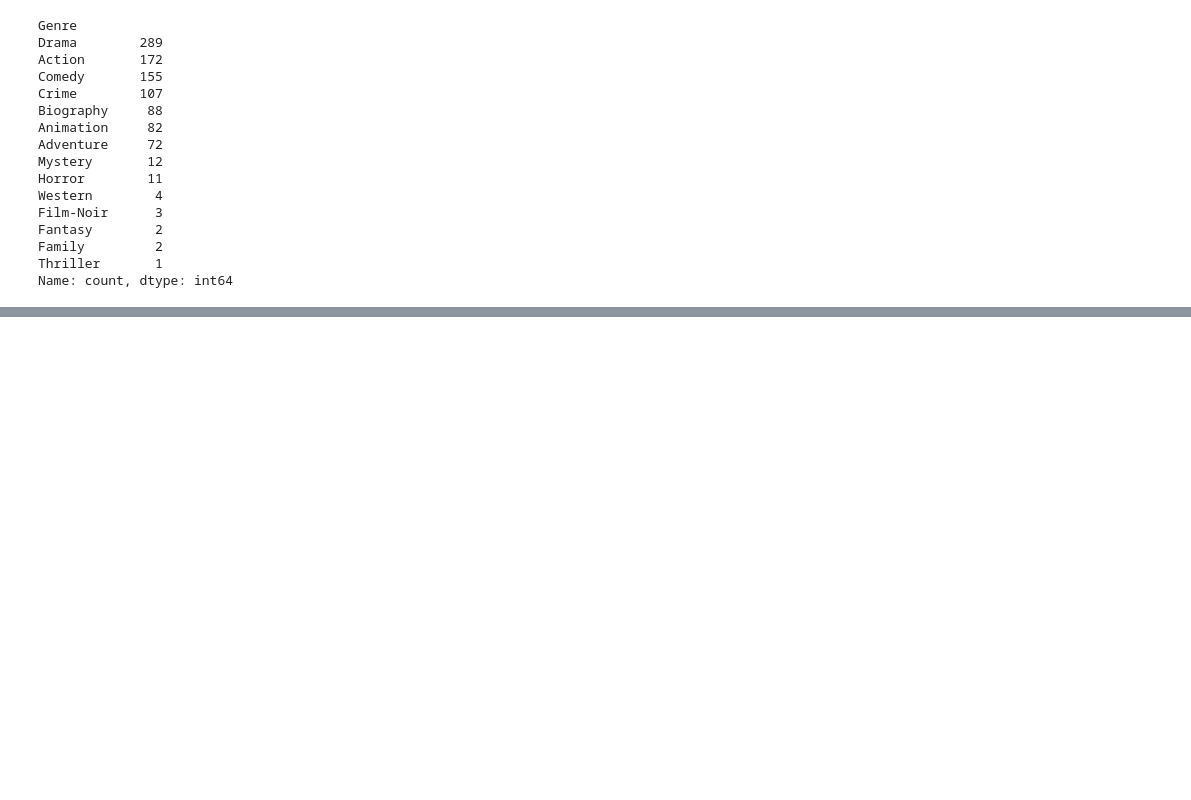
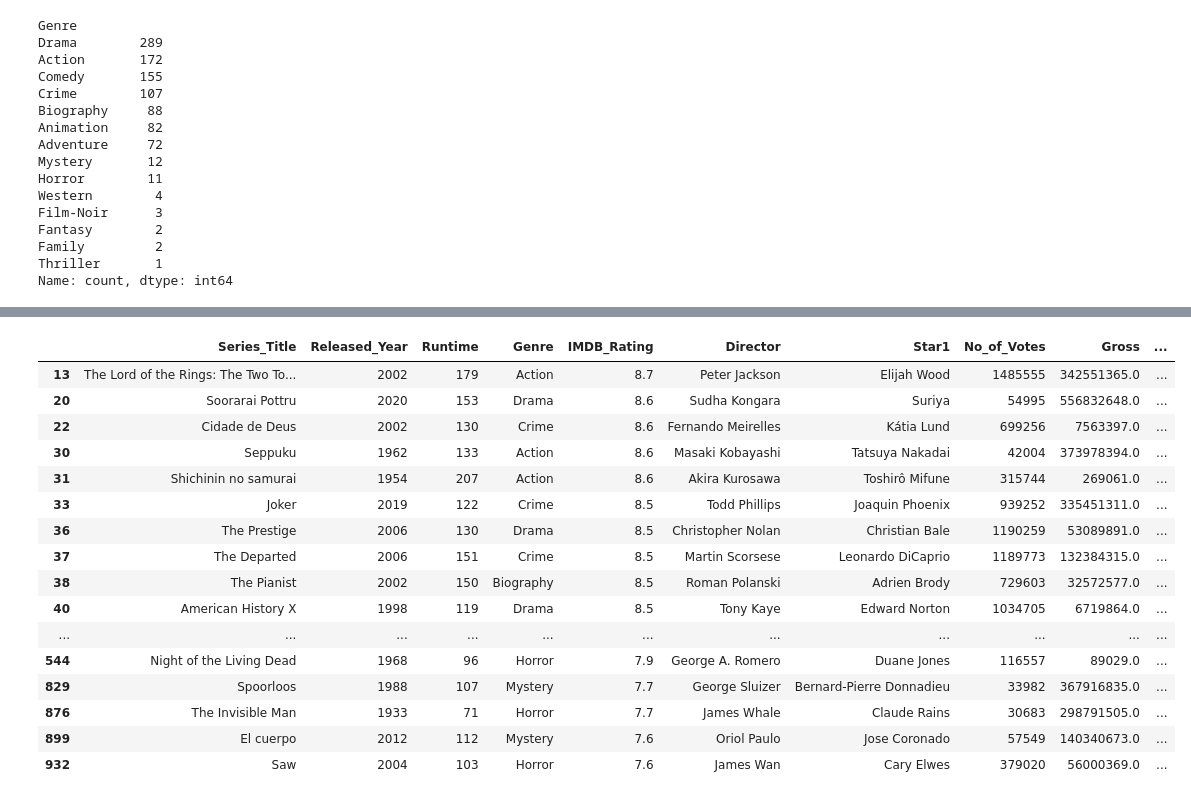
Before and after one commit to Abhishek6706/Fundamentals, a Jupyter notebook: pandas/DataFrame/group_by.ipynb, the cells around one changed output, grey strips where cells are left out. Drawn from its saved outputs; the diff is of its cells as text; code cells hidden in the pictures; blank space fills up the shorter version.

```diff
--- a/pandas/DataFrame/group_by.ipynb
+++ b/pandas/DataFrame/group_by.ipynb
@@ -431,0 +547,20 @@ Name: count, dtype: int64
+# %%
+grouped_data.nth([4,8,9]) # extract 5th, 9th and 10th row of each group formed
+# %% [output]
+|  | Series_Title | Released_Year | Runtime | Genre | IMDB_Rating | Director | Star1 | No_of_Votes | Gross | ... |
+| 13 | The Lord of the Rings: The Two To... | 2002 | 179 | Action | 8.7 | Peter Jackson | Elijah Wood | 1485555 | 342551365.0 | ... |
+| 20 | Soorarai Pottru | 2020 | 153 | Drama | 8.6 | Sudha Kongara | Suriya | 54995 | 556832648.0 | ... |
+| 22 | Cidade de Deus | 2002 | 130 | Crime | 8.6 | Fernando Meirelles | Kátia Lund | 699256 | 7563397.0 | ... |
+| 30 | Seppuku | 1962 | 133 | Action | 8.6 | Masaki Kobayashi | Tatsuya Nakadai | 42004 | 373978394.0 | ... |
+| 31 | Shichinin no samurai | 1954 | 207 | Action | 8.6 | Akira Kurosawa | Toshirô Mifune | 315744 | 269061.0 | ... |
+| 33 | Joker | 2019 | 122 | Crime | 8.5 | Todd Phillips | Joaquin Phoenix | 939252 | 335451311.0 | ... |
+| 36 | The Prestige | 2006 | 130 | Drama | 8.5 | Christopher Nolan | Christian Bale | 1190259 | 53089891.0 | ... |
+| 37 | The Departed | 2006 | 151 | Crime | 8.5 | Martin Scorsese | Leonardo DiCaprio | 1189773 | 132384315.0 | ... |
+| 38 | The Pianist | 2002 | 150 | Biography | 8.5 | Roman Polanski | Adrien Brody | 729603 | 32572577.0 | ... |
+| 40 | American History X | 1998 | 119 | Drama | 8.5 | Tony Kaye | Edward Norton | 1034705 | 6719864.0 | ... |
+| ... | ... | ... | ... | ... | ... | ... | ... | ... | ... | ... |
+| 544 | Night of the Living Dead | 1968 | 96 | Horror | 7.9 | George A. Romero | Duane Jones | 116557 | 89029.0 | ... |
+| 829 | Spoorloos | 1988 | 107 | Mystery | 7.7 | George Sluizer | Bernard-Pierre Donnadieu | 33982 | 367916835.0 | ... |
+| 876 | The Invisible Man | 1933 | 71 | Horror | 7.7 | James Whale | Claude Rains | 30683 | 298791505.0 | ... |
+| 899 | El cuerpo | 2012 | 112 | Mystery | 7.6 | Oriol Paulo | Jose Coronado | 57549 | 140340673.0 | ... |
+| 932 | Saw | 2004 | 103 | Horror | 7.6 | James Wan | Cary Elwes | 379020 | 56000369.0 | ... |
```
Also changed, not shown: parts of 33 cells of this notebook.
